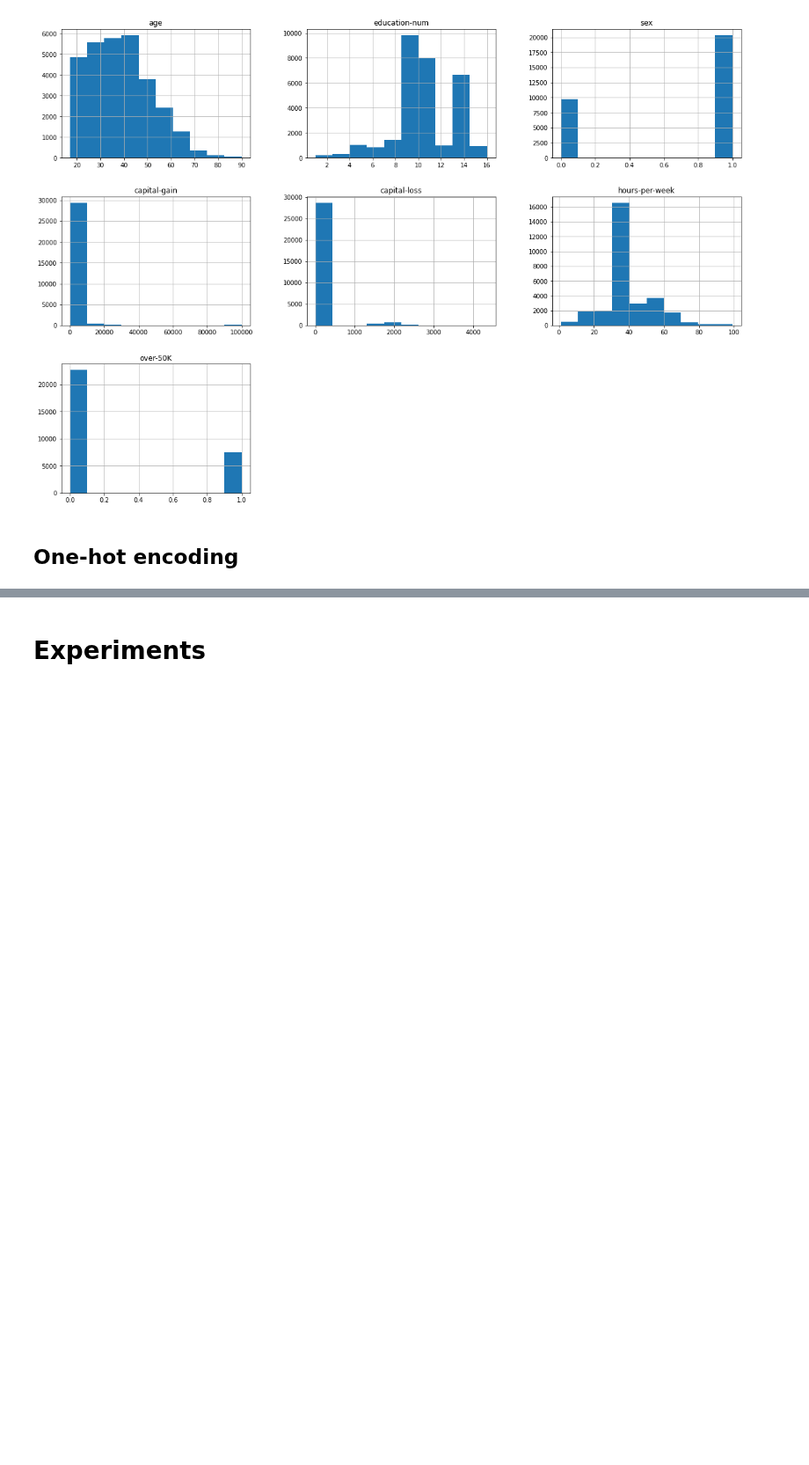
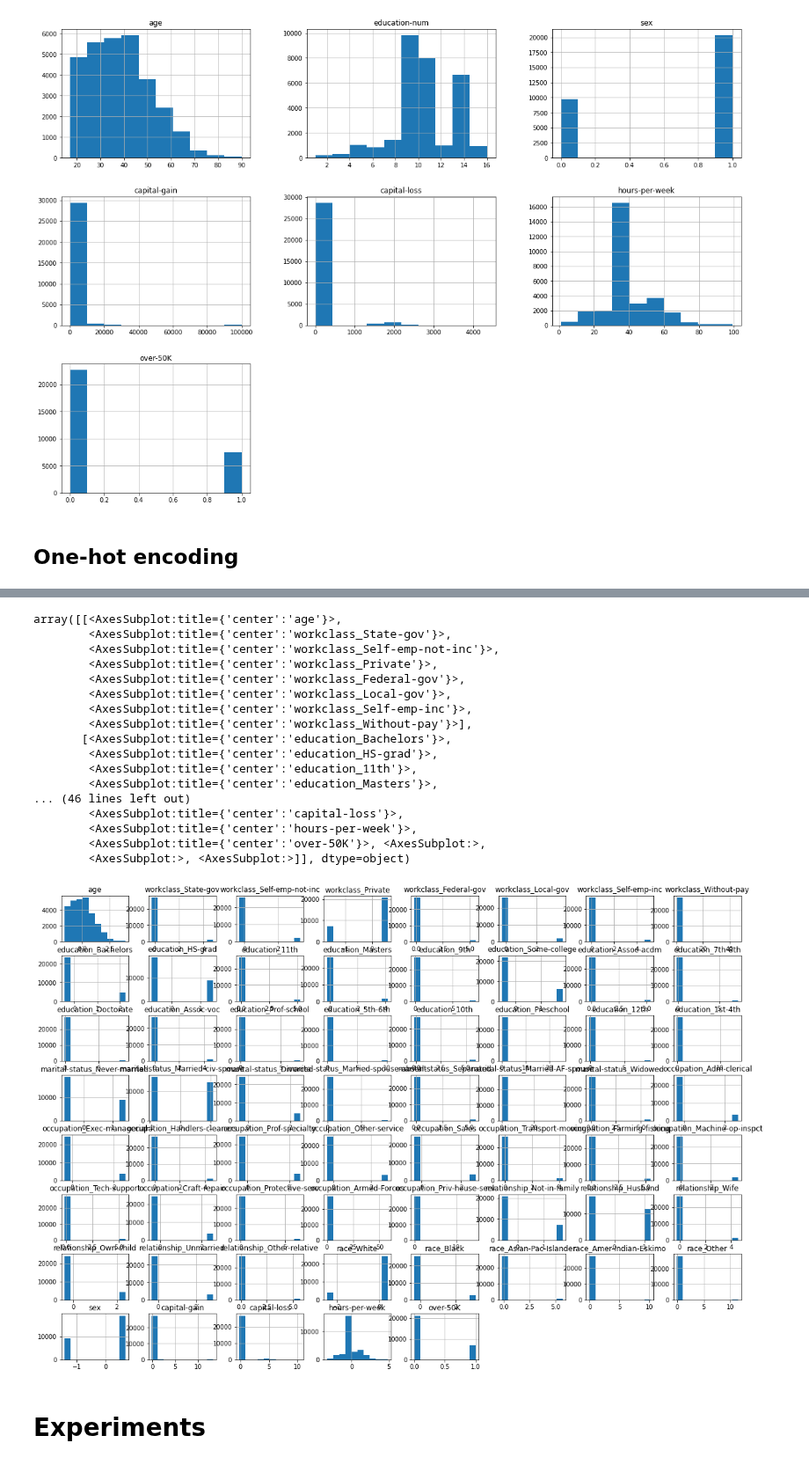
Before and after one commit to emmacona/COMP551-A1-KNN-and-Decision-tree-optimization, a Jupyter notebook: dataset-1.ipynb, the cells around one changed output, grey strips where cells are left out. Shown at 88% size. Cells and saved outputs as stored; diff of their text form; code cells hidden in the pictures; blank space fills up the shorter version.

```diff
--- a/dataset-1.ipynb
+++ b/dataset-1.ipynb
@@ -208,3 +105,39 @@ max        1.000000
+# %%
+# Normalize
+from sklearn import preprocessing
+x_d1=train_encoded_1.loc[:, 'age':'hours-per-week']
+y_d1=train_encoded_1['over-50K']
+
+scaler = preprocessing.StandardScaler()
+
+# fit the scaler
+scaler.fit(x_d1)
+
+# transform the data
+scaled_data = scaler.transform(x_d1)
+normalized_dataset_1 = pd.DataFrame(scaled_data, columns=x_d1.columns)
+normalized_dataset_1 = pd.concat([normalized_dataset_1, y_d1], axis=1)
+normalized_dataset_1.dropna(axis=0, how='any', inplace=True)
+normalized_dataset_1.hist(figsize=(20, 14))
+# %% [output]
+array([[<AxesSubplot:title={'center':'age'}>,
+        <AxesSubplot:title={'center':'workclass_State-gov'}>,
+        <AxesSubplot:title={'center':'workclass_Self-emp-not-inc'}>,
+        <AxesSubplot:title={'center':'workclass_Private'}>,
+        <AxesSubplot:title={'center':'workclass_Federal-gov'}>,
+        <AxesSubplot:title={'center':'workclass_Local-gov'}>,
+        <AxesSubplot:title={'center':'workclass_Self-emp-inc'}>,
+        <AxesSubplot:title={'center':'workclass_Without-pay'}>],
+       [<AxesSubplot:title={'center':'education_Bachelors'}>,
+        <AxesSubplot:title={'center':'education_HS-grad'}>,
+        <AxesSubplot:title={'center':'education_11th'}>,
+        <AxesSubplot:title={'center':'education_Masters'}>,
+... (46 lines left out)
+        <AxesSubplot:title={'center':'capital-loss'}>,
+        <AxesSubplot:title={'center':'hours-per-week'}>,
+        <AxesSubplot:title={'center':'over-50K'}>, <AxesSubplot:>,
+        <AxesSubplot:>, <AxesSubplot:>]], dtype=object)
+[figure, added]
 # %% [markdown]
 # Experiments
 # %% [markdown]
```
Also changed, not shown: parts of 9 cells of this notebook.
